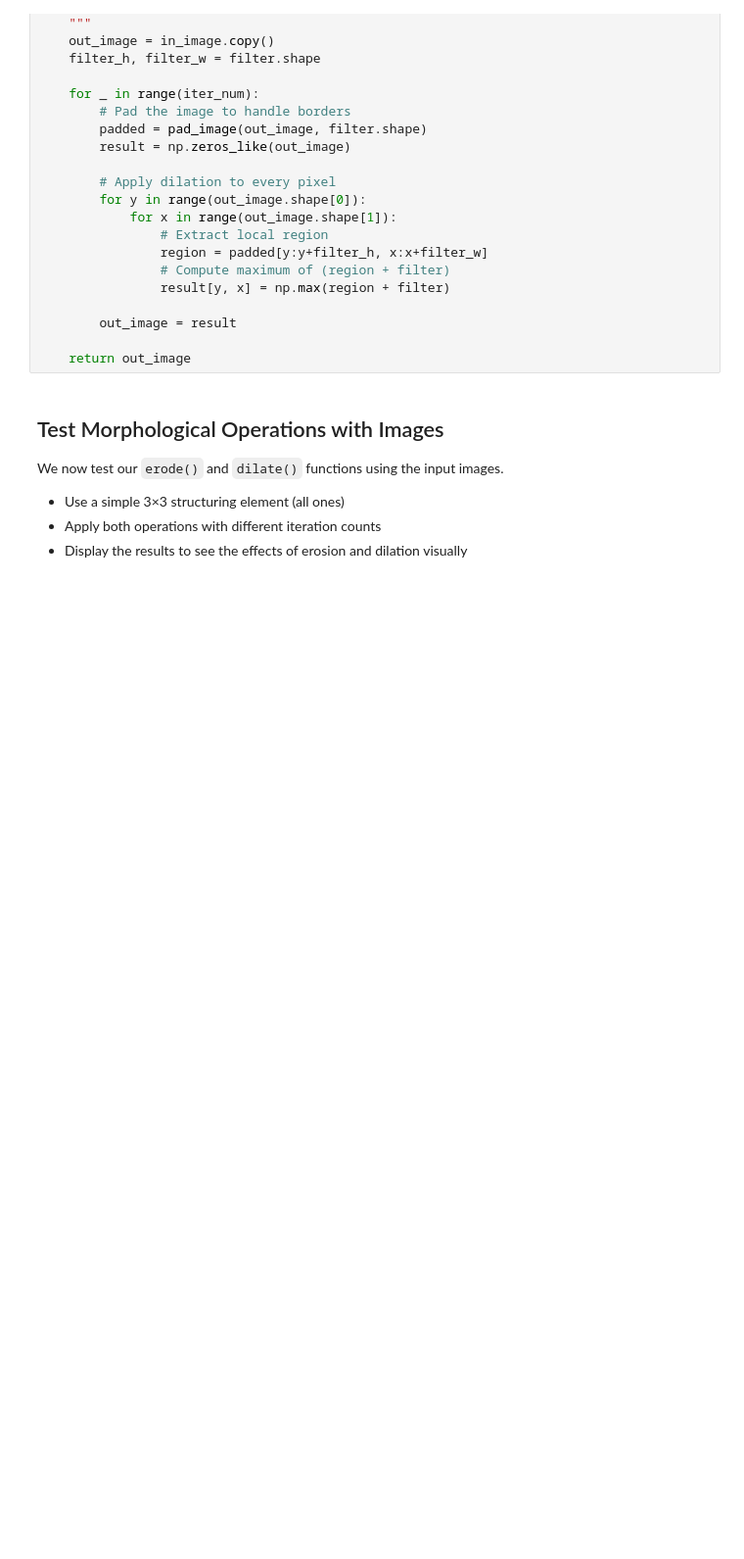
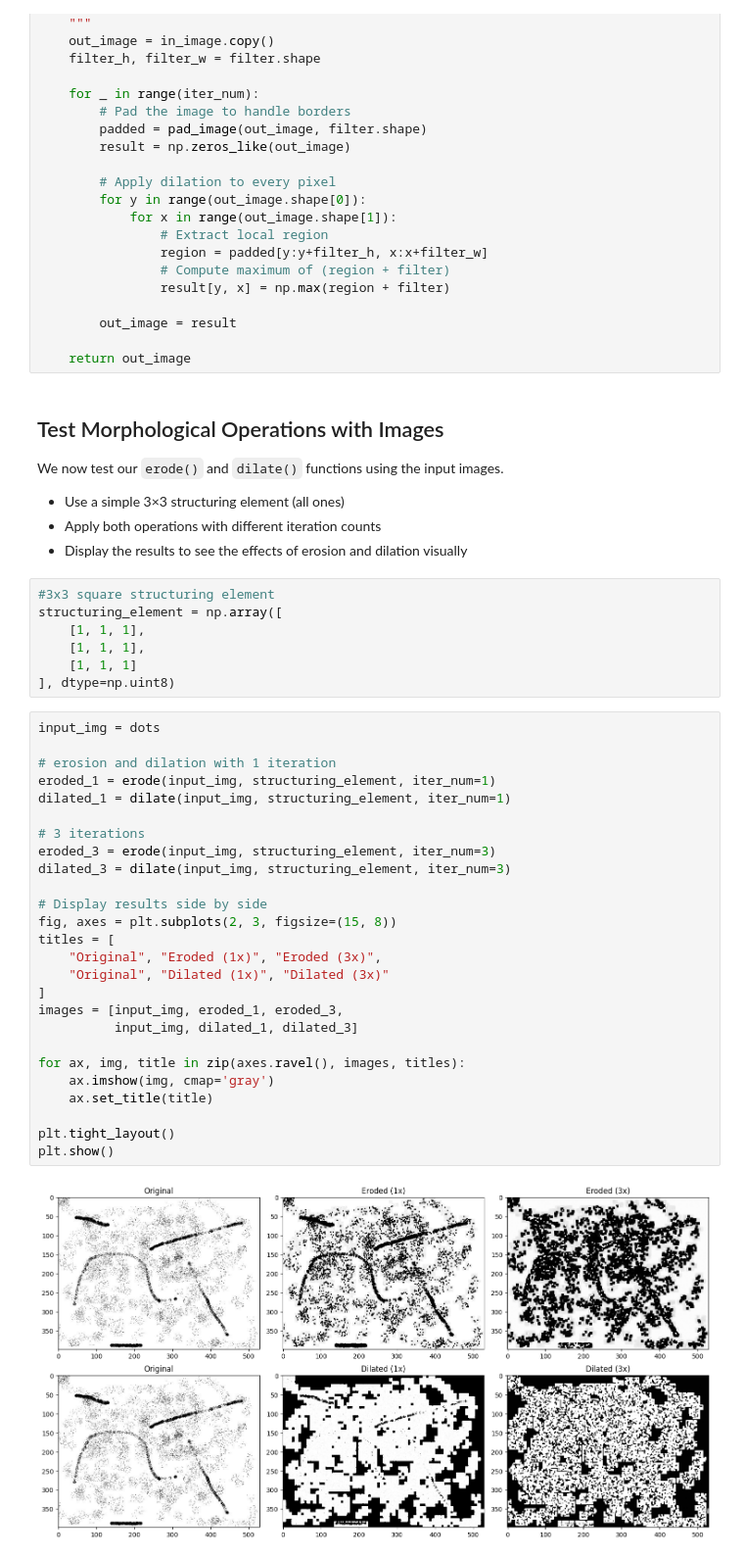
Before and after one commit to AhmedZ41/2DCV-Tasks, a Jupyter notebook: 6.Aufgabe/Aufgabe6.ipynb, the cells around one changed output. Shown at 98% size. Cells and saved outputs as stored; diff of their text form; blank space fills up the shorter version.

```diff
--- a/6.Aufgabe/Aufgabe6.ipynb
+++ b/6.Aufgabe/Aufgabe6.ipynb
@@ -162,3 +162,38 @@ We now test our  `erode()` and `dilate()` functions using the input images.
 - Use a simple 3×3 structuring element (all ones)
 - Apply both operations with different iteration counts
 - Display the results to see the effects of erosion and dilation visually
+# %%
+#3x3 square structuring element
+structuring_element = np.array([
+    [1, 1, 1],
+    [1, 1, 1],
+    [1, 1, 1]
+], dtype=np.uint8)
+# %%
+input_img = dots
+
+# erosion and dilation with 1 iteration
+eroded_1 = erode(input_img, structuring_element, iter_num=1)
+dilated_1 = dilate(input_img, structuring_element, iter_num=1)
+
+# 3 iterations
+eroded_3 = erode(input_img, structuring_element, iter_num=3)
+dilated_3 = dilate(input_img, structuring_element, iter_num=3)
+
+# Display results side by side
+fig, axes = plt.subplots(2, 3, figsize=(15, 8))
+titles = [
+    "Original", "Eroded (1x)", "Eroded (3x)",
+    "Original", "Dilated (1x)", "Dilated (3x)"
+]
+images = [input_img, eroded_1, eroded_3,
+          input_img, dilated_1, dilated_3]
+
+for ax, img, title in zip(axes.ravel(), images, titles):
+    ax.imshow(img, cmap='gray')
+    ax.set_title(title)
+
+plt.tight_layout()
+plt.show()
+# %% [output]
+[figure, added]
```
Also changed, not shown: parts of 4 cells of this notebook.
